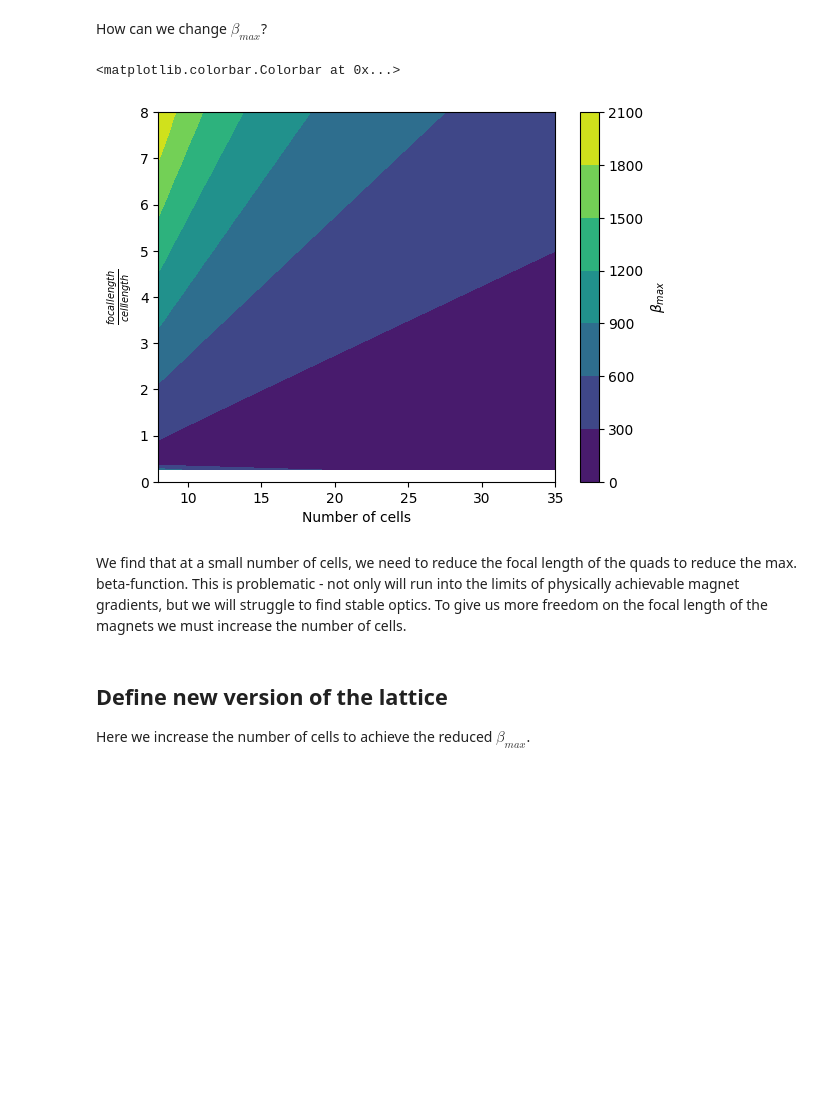
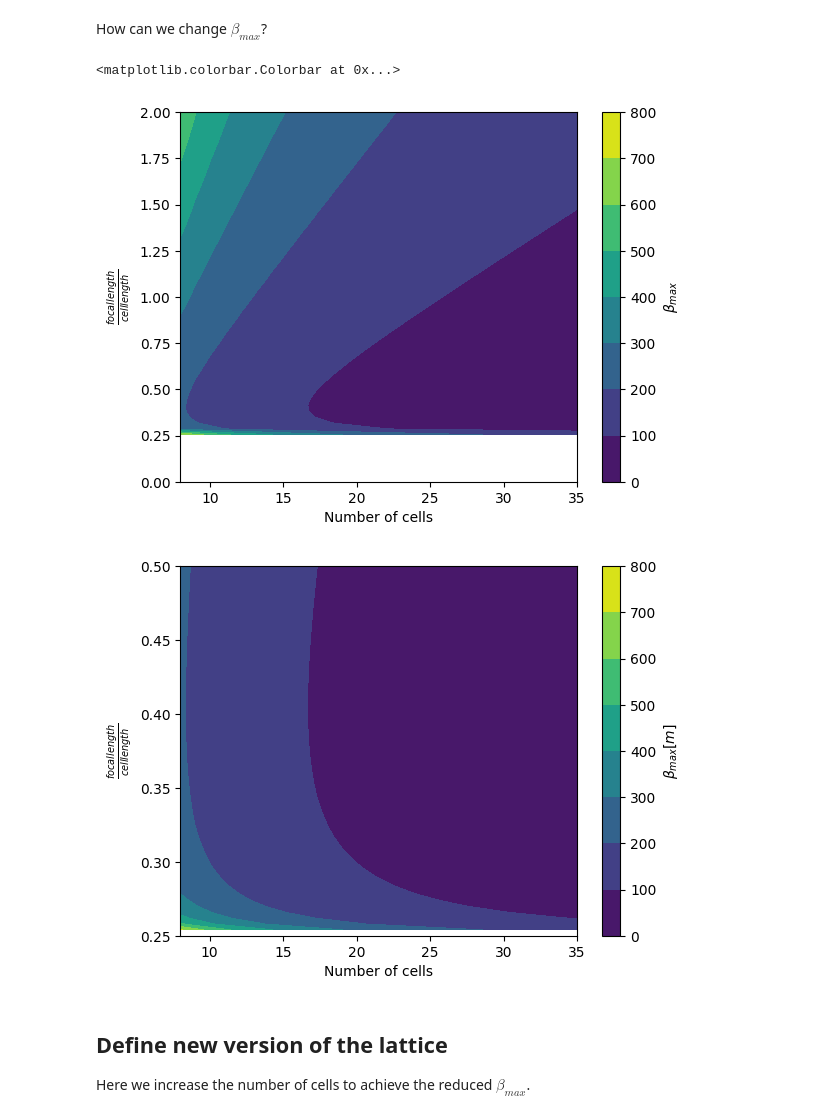
Before and after one commit to sterbini/AAP_CAS, a Jupyter notebook: exercises/solutions/Exercise2/Exercise2.ipynb, the cells around one changed output. Drawn from its saved outputs; the diff is of its cells as text; code cells hidden in the pictures; blank space fills up the shorter version.

```diff
--- a/exercises/solutions/Exercise2/Exercise2.ipynb
+++ b/exercises/solutions/Exercise2/Exercise2.ipynb
@@ -12,35 +12,36 @@ import scipy
 # %% [markdown]
 How can we change $\beta_{max}$?
 # %%
-flr = np.linspace(0.00, 8, 64)
-ls = np.linspace(0, 1000/8, 64)
+flr = np.linspace(0.00, 2, 64)
 ns = np.linspace(8,35, 35-8)
 
 circ = 1000
 
 
 def fun(flr, L):
     f = flr*L
     return 2*f*np.sqrt(4*f+L)/np.sqrt(4*f-L)
 
-def isStab(flr, L):
-    f = flr*L
-    return np.logical_and(L/(2*f)>0, L/(2*f)<1)
+fin, nin = np.meshgrid(flr, ns)
 
-fin, lin = np.meshgrid(flr, ls)
+plt.figure()
+plt.contourf(ns, flr, fun(fin, circ/nin).T)
+plt.ylabel(r'$\frac{focal length}{cell length}$')
+plt.xlabel('Number of cells')
+plt.colorbar(label = r'$\beta_{max}$')
+
+plt.figure()
+flr = np.linspace(0.25, 0.5, 64)
 fin, nin = np.meshgrid(flr, ns)
 
 plt.contourf(ns, flr, fun(fin, circ/nin).T)
 plt.ylabel(r'$\frac{focal length}{cell length}$')
 plt.xlabel('Number of cells')
-plt.colorbar(label = r'$\beta_{max}$')
-
-#print(isStab(fin, lin))
+plt.colorbar(label = r'$\beta_{max} [m]$')
 # %% [output]
 <matplotlib.colorbar.Colorbar at 0x...>
-[figure, old version]
+[figure, new version]
+[figure, added]
-# %% [markdown]
-We find that at a small number of cells, we need to reduce the focal length of the quads to reduce the max. beta-function. This is problematic - not only will run into the limits of physically achievable magnet gradients, but we will struggle to find stable optics. To give us more freedom on the focal length of the magnets we must increase the number of cells.
 # %% [markdown]
 ## Define new version of the lattice
 Here we increase the number of cells to achieve the reduced $\beta_{max}$.
```
Also changed, not shown: parts of 61 cells of this notebook.
